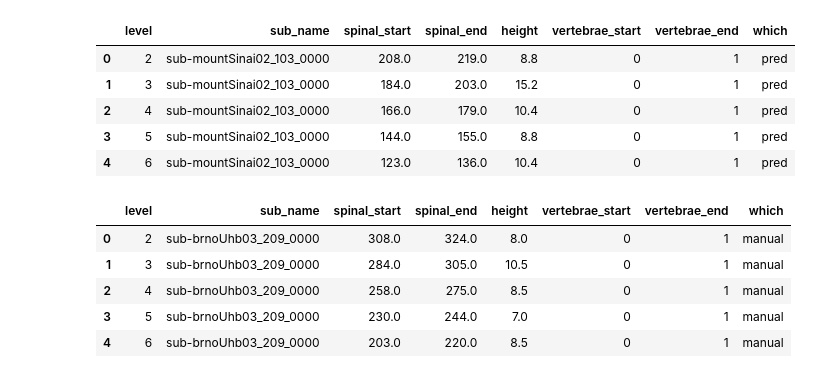
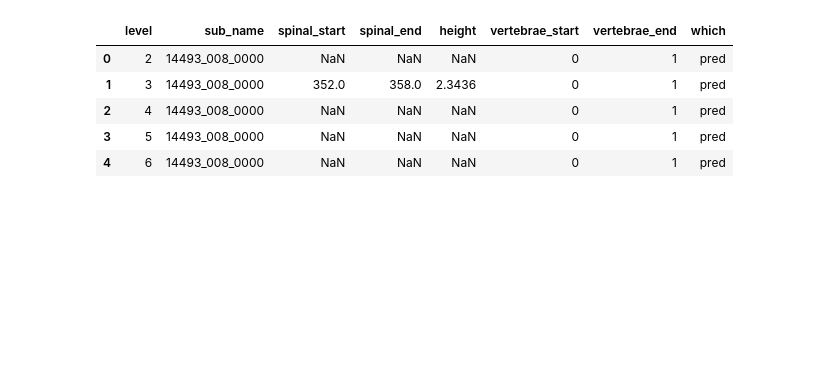
Before and after one commit to ivadomed/model-spinal-rootlets, a Jupyter notebook: utilities/test.ipynb, the cells around one changed output. Saved outputs shown, nothing was run; the diff lists cells and outputs as text; code cells hidden in the pictures; blank space fills up the shorter version.

```diff
--- a/utilities/test.ipynb
+++ b/utilities/test.ipynb
@@ -2,8 +2,9 @@
 import pandas as pd
 import plotly.express as px
 import numpy as np
-PATH_pred = "/Users/theomathieu/Downloads/fullD3_pred/res/dist_pred.csv"
-PATH_manual = "/Users/theomathieu/Downloads/exp/dist.csv"
+#PATH_pred = "/Users/theomathieu/Downloads/fullD3_pred/res/dist_pred.csv"
+PATH_pred = "/Users/theomathieu/Downloads/cadotte_15/dist_pred.csv"
+#PATH_manual = "/Users/theomathieu/Downloads/exp/dist.csv"
 # %%
 df_pred = pd.read_csv(PATH_pred)
 df_pred["which"]= "pred"
@@ -12,25 +13,19 @@ df_manual["which"]= "manual"
 # %%
 display(df_pred.head())
-display(df_manual.head())
-concatenated_df = pd.concat([df_pred, df_manual], ignore_index=True)
+#display(df_manual.head())
+#concatenated_df = pd.concat([df_pred, df_manual], ignore_index=True)
 concatenated_df = df_pred
 z_scores = (concatenated_df['height'] - concatenated_df['height'].mean()) / concatenated_df['height'].std()
 concatenated_df["z_scores"] = z_scores
 fig = px.scatter(concatenated_df, x="level", y="z_scores", color="which", hover_data=['sub_name', 'height'])
 fig.show()
 # %% [output]
 |  | level | sub_name | spinal_start | spinal_end | height | vertebrae_start | vertebrae_end | which |
-| 0 | 2 | sub-mountSinai02_103_0000 | 208.0 | 219.0 | 8.8 | 0 | 1 | pred |
-| 1 | 3 | sub-mountSinai02_103_0000 | 184.0 | 203.0 | 15.2 | 0 | 1 | pred |
-| 2 | 4 | sub-mountSinai02_103_0000 | 166.0 | 179.0 | 10.4 | 0 | 1 | pred |
-| 3 | 5 | sub-mountSinai02_103_0000 | 144.0 | 155.0 | 8.8 | 0 | 1 | pred |
-| 4 | 6 | sub-mountSinai02_103_0000 | 123.0 | 136.0 | 10.4 | 0 | 1 | pred |
+| 0 | 2 | 14493_008_0000 | NaN | NaN | NaN | 0 | 1 | pred |
+| 1 | 3 | 14493_008_0000 | 352.0 | 358.0 | 2.3436 | 0 | 1 | pred |
+| 2 | 4 | 14493_008_0000 | NaN | NaN | NaN | 0 | 1 | pred |
+| 3 | 5 | 14493_008_0000 | NaN | NaN | NaN | 0 | 1 | pred |
+| 4 | 6 | 14493_008_0000 | NaN | NaN | NaN | 0 | 1 | pred |
-|  | level | sub_name | spinal_start | spinal_end | height | vertebrae_start | vertebrae_end | which |
-| 0 | 2 | sub-brnoUhb03_209_0000 | 308.0 | 324.0 | 8.0 | 0 | 1 | manual |
-| 1 | 3 | sub-brnoUhb03_209_0000 | 284.0 | 305.0 | 10.5 | 0 | 1 | manual |
-| 2 | 4 | sub-brnoUhb03_209_0000 | 258.0 | 275.0 | 8.5 | 0 | 1 | manual |
-| 3 | 5 | sub-brnoUhb03_209_0000 | 230.0 | 244.0 | 7.0 | 0 | 1 | manual |
-| 4 | 6 | sub-brnoUhb03_209_0000 | 203.0 | 220.0 | 8.5 | 0 | 1 | manual |
 [interactive output not drawn]
 # %%
 display(concatenated_df)
```
Also changed, not shown: parts of 8 cells of this notebook, 1 other file.
